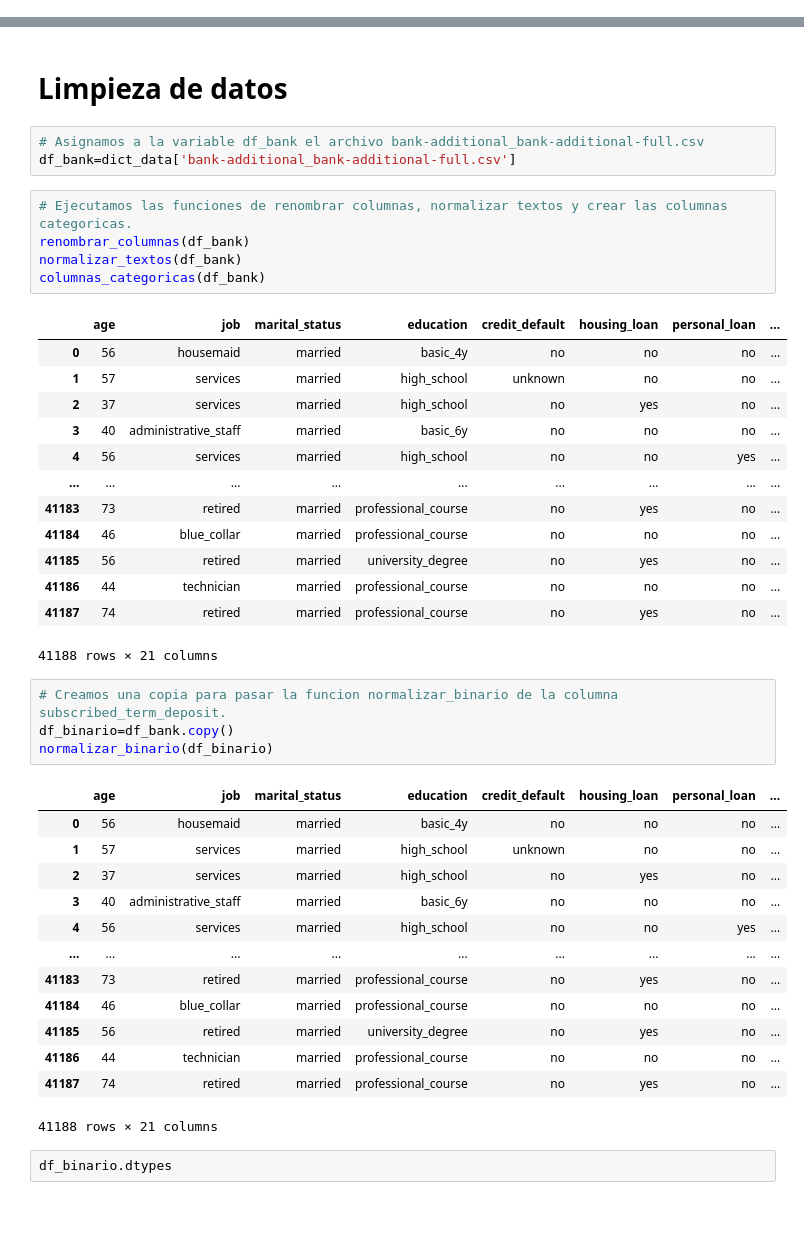
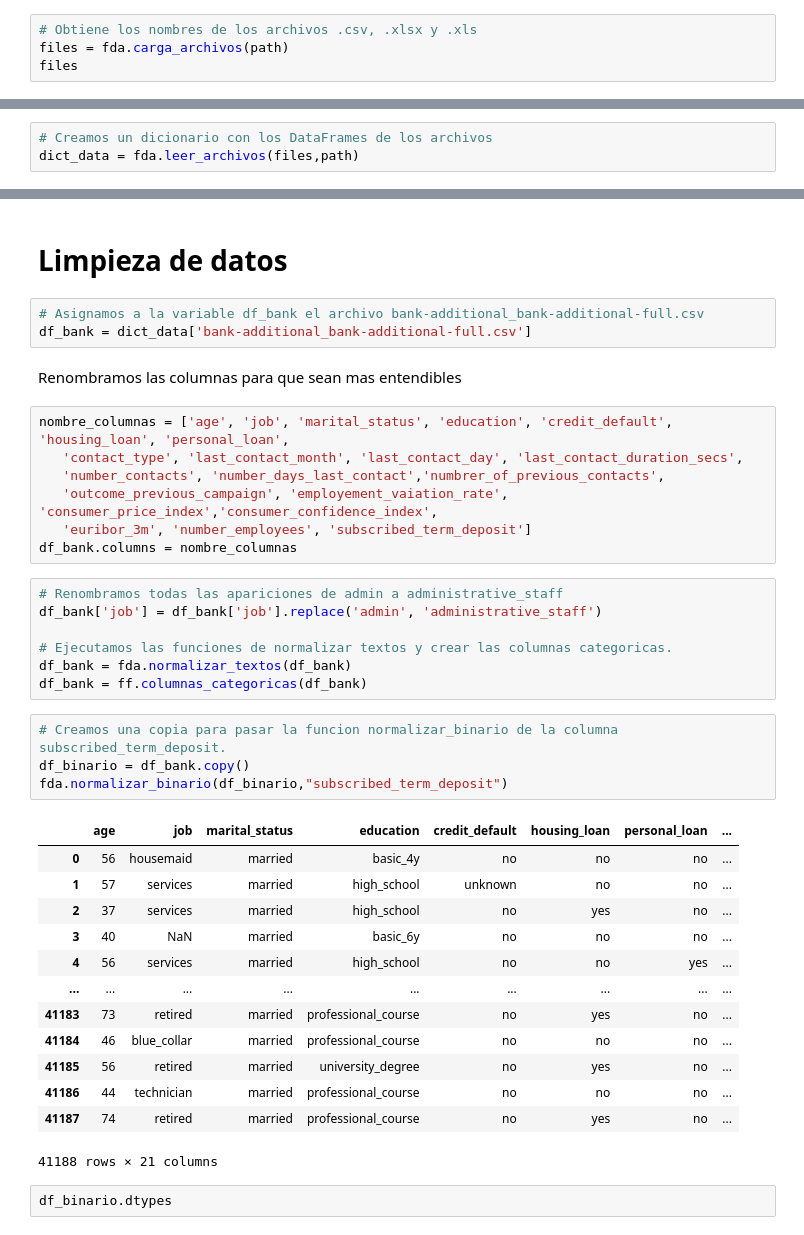
Before and after one commit to Sumodenaranja/Proyecto-Final-Nuclio-Finetech, a Jupyter notebook: Grupo_1_Analisis_Fintech.ipynb, the cells around one changed output, grey strips where cells are left out. Saved outputs shown, nothing was run; the diff lists cells and outputs as text.

```diff
--- a/Grupo_1_Analisis_Fintech.ipynb
+++ b/Grupo_1_Analisis_Fintech.ipynb
@@ -226,0 +46,4 @@ bank-additional_bank-additional-full.csv: (41188, 21)
+# %%
+# Obtiene los nombres de los archivos .csv, .xlsx y .xls
+files = fda.carga_archivos(path)
+files
@@ -226,0 +52,3 @@ bank-additional_bank-additional-full.csv: (41188, 21)
+# %%
+# Creamos un dicionario con los DataFrames de los archivos
+dict_data = fda.leer_archivos(files,path)
@@ -249,36 +144,33 @@ NameError: name 'dict_data' is not defined
 # Limpieza de datos
 # %%
 # Asignamos a la variable df_bank el archivo bank-additional_bank-additional-full.csv
-df_bank=dict_data['bank-additional_bank-additional-full.csv']
+df_bank = dict_data['bank-additional_bank-additional-full.csv']
+# %% [markdown]
+Renombramos las columnas para que sean mas entendibles
+# %%
+nombre_columnas = ['age', 'job', 'marital_status', 'education', 'credit_default', 'housing_loan', 'personal_loan',
+   'contact_type', 'last_contact_month', 'last_contact_day', 'last_contact_duration_secs',
+   'number_contacts', 'number_days_last_contact','numbrer_of_previous_contacts',
+   'outcome_previous_campaign', 'employement_vaiation_rate', 'consumer_price_index','consumer_confidence_index',
+   'euribor_3m', 'number_employees', 'subscribed_term_deposit']
+df_bank.columns = nombre_columnas
 # %%
-# Ejecutamos las funciones de renombrar columnas, normalizar textos y crear las columnas categoricas.
-renombrar_columnas(df_bank)
-normalizar_textos(df_bank)
-columnas_categoricas(df_bank)
+# Renombramos todas las apariciones de admin a administrative_staff
+df_bank['job'] = df_bank['job'].replace('admin', 'administrative_staff')
+
+# Ejecutamos las funciones de normalizar textos y crear las columnas categoricas.
+df_bank = fda.normalizar_textos(df_bank)
+df_bank = ff.columnas_categoricas(df_bank)
-# %% [output]
-|  | age | job | marital_status | education | credit_default | housing_loan | personal_loan | ... |
-| 0 | 56 | housemaid | married | basic_4y | no | no | no | ... |
-| 1 | 57 | services | married | high_school | unknown | no | no | ... |
-| 2 | 37 | services | married | high_school | no | yes | no | ... |
-| 3 | 40 | administrative_staff | married | basic_6y | no | no | no | ... |
-| 4 | 56 | services | married | high_school | no | no | yes | ... |
-| ... | ... | ... | ... | ... | ... | ... | ... | ... |
-| 41183 | 73 | retired | married | professional_course | no | yes | no | ... |
-| 41184 | 46 | blue_collar | married | professional_course | no | no | no | ... |
-| 41185 | 56 | retired | married | university_degree | no | yes | no | ... |
-| 41186 | 44 | technician | married | professional_course | no | no | no | ... |
-| 41187 | 74 | retired | married | professional_course | no | yes | no | ... |
-41188 rows × 21 columns
 # %%
 # Creamos una copia para pasar la funcion normalizar_binario de la columna subscribed_term_deposit.
-df_binario=df_bank.copy()
-normalizar_binario(df_binario)
+df_binario = df_bank.copy()
+fda.normalizar_binario(df_binario,"subscribed_term_deposit")
 # %% [output]
 |  | age | job | marital_status | education | credit_default | housing_loan | personal_loan | ... |
 | 0 | 56 | housemaid | married | basic_4y | no | no | no | ... |
 | 1 | 57 | services | married | high_school | unknown | no | no | ... |
 | 2 | 37 | services | married | high_school | no | yes | no | ... |
-| 3 | 40 | administrative_staff | married | basic_6y | no | no | no | ... |
+| 3 | 40 | NaN | married | basic_6y | no | no | no | ... |
 | 4 | 56 | services | married | high_school | no | no | yes | ... |
 | ... | ... | ... | ... | ... | ... | ... | ... | ... |
 | 41183 | 73 | retired | married | professional_course | no | yes | no | ... |
```
Also changed, not shown: parts of 19 cells of this notebook, 5 other files.
